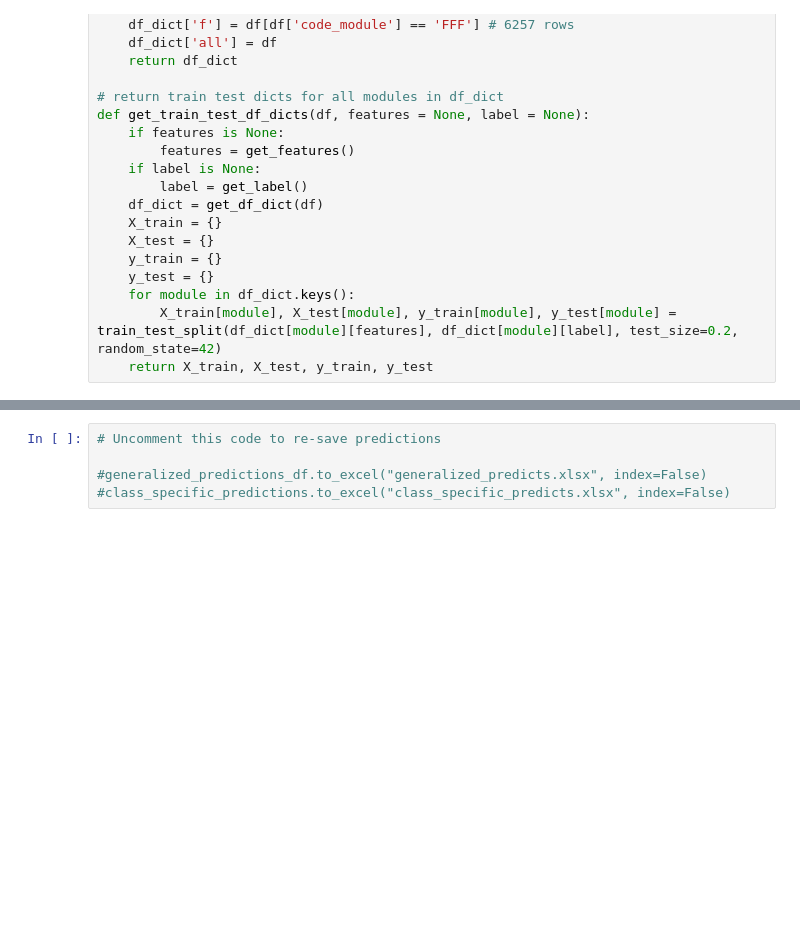
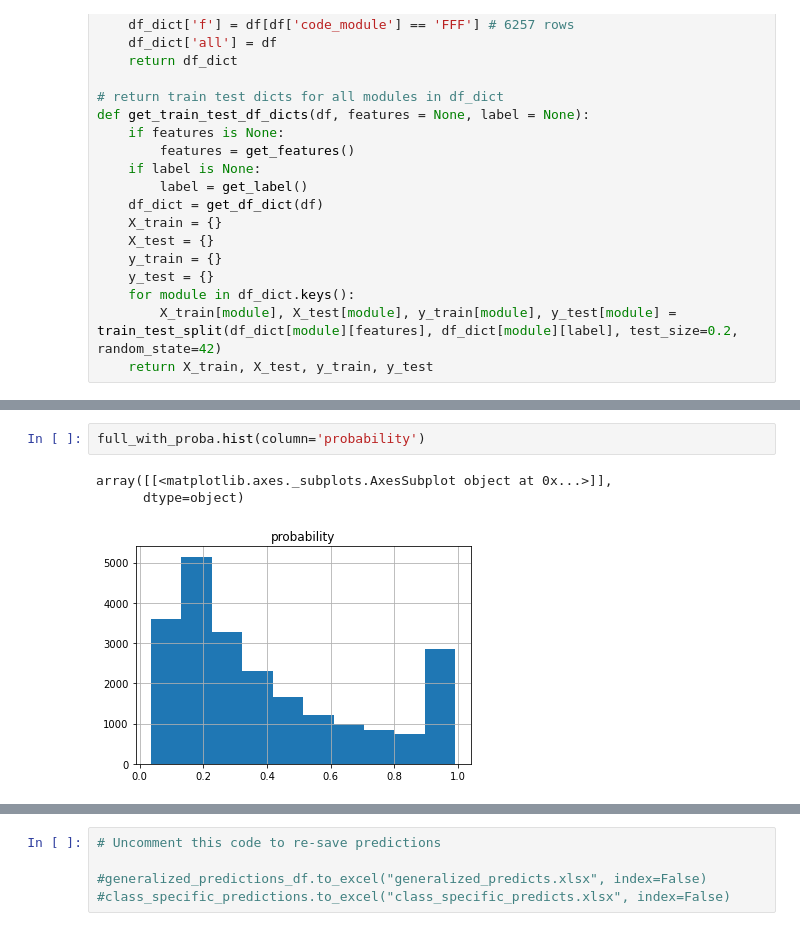
Before and after one commit to sustrev/SIADS697, a Jupyter notebook: prediction_algorithm.ipynb, the cells around one changed output, grey strips where cells are left out. Drawn from its saved outputs; the diff is of its cells as text; blank space fills up the shorter version.

```diff
--- a/prediction_algorithm.ipynb
+++ b/prediction_algorithm.ipynb
@@ -532,3 +383,9 @@ array([[<matplotlib.axes._subplots.AxesSubplot object at 0x...>]],
+# %%
+full_with_proba.hist(column='probability')
+# %% [output]
+array([[<matplotlib.axes._subplots.AxesSubplot object at 0x...>]],
+      dtype=object)
+[figure, added]
 # %%
 generalized_predictions_df = full_with_proba[['code_module', 'code_presentation', 'id_student', 'probability']].copy()
 
```
Also changed, not shown: parts of 23 cells of this notebook, 2 other files.
